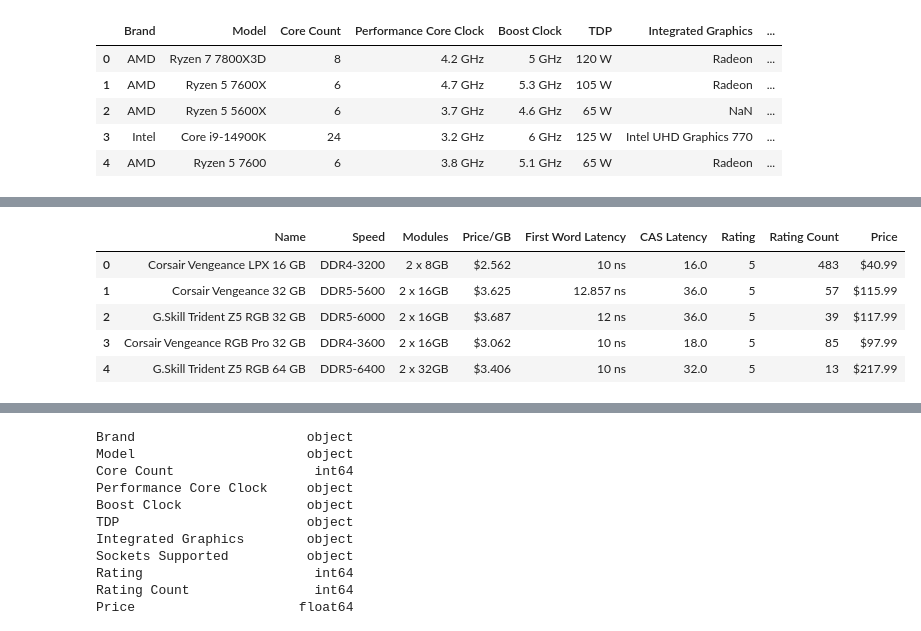
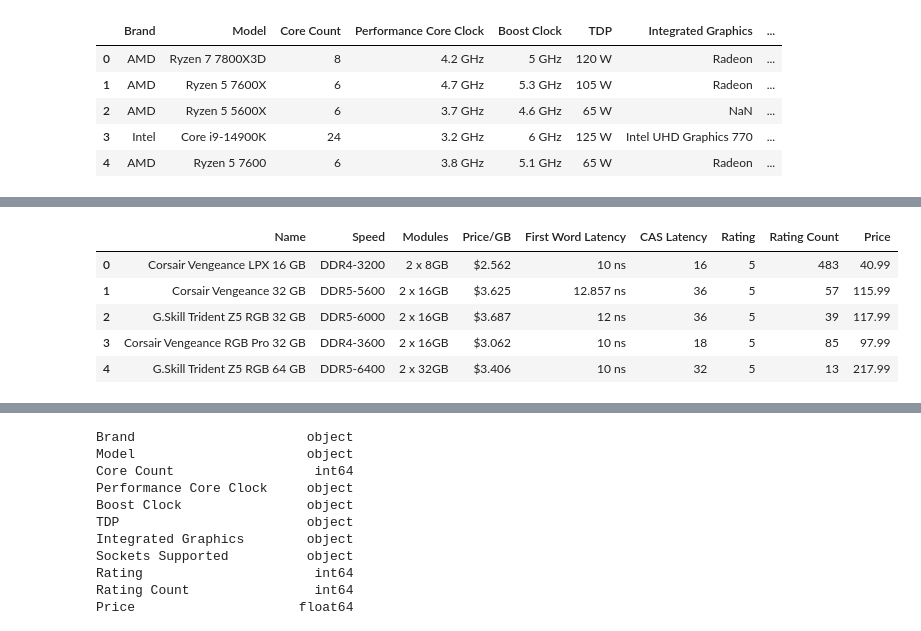
Before and after one commit to knoppds/CSCI_5502_Group_Project_01, a Jupyter notebook: GP_1_PCPartPicker_Data_Visualizations.ipynb, the cells around one changed output, grey strips where cells are left out. Cells and saved outputs as stored; diff of their text form; code cells hidden in the pictures.

```diff
--- a/GP_1_PCPartPicker_Data_Visualizations.ipynb
+++ b/GP_1_PCPartPicker_Data_Visualizations.ipynb
@@ -37,11 +37,11 @@ mb_df.head()
 # %%
-memory_df = pd.read_csv('Memory_Data.csv')
+memory_df = pd.read_csv('PC_Part_Picker_Datasets/Memory_Data.csv')
 memory_df.head()
 # %% [output]
 |  | Name | Speed | Modules | Price/GB | First Word Latency | CAS Latency | Rating | Rating Count | Price |
-| 0 | Corsair Vengeance LPX 16 GB | DDR4-3200 | 2 x 8GB | $2.562 | 10 ns | 16.0 | 5 | 483 | $40.99 |
-| 1 | Corsair Vengeance 32 GB | DDR5-5600 | 2 x 16GB | $3.625 | 12.857 ns | 36.0 | 5 | 57 | $115.99 |
-| 2 | G.Skill Trident Z5 RGB 32 GB | DDR5-6000 | 2 x 16GB | $3.687 | 12 ns | 36.0 | 5 | 39 | $117.99 |
-| 3 | Corsair Vengeance RGB Pro 32 GB | DDR4-3600 | 2 x 16GB | $3.062 | 10 ns | 18.0 | 5 | 85 | $97.99 |
-| 4 | G.Skill Trident Z5 RGB 64 GB | DDR5-6400 | 2 x 32GB | $3.406 | 10 ns | 32.0 | 5 | 13 | $217.99 |
+| 0 | Corsair Vengeance LPX 16 GB | DDR4-3200 | 2 x 8GB | $2.562 | 10 ns | 16 | 5 | 483 | 40.99 |
+| 1 | Corsair Vengeance 32 GB | DDR5-5600 | 2 x 16GB | $3.625 | 12.857 ns | 36 | 5 | 57 | 115.99 |
+| 2 | G.Skill Trident Z5 RGB 32 GB | DDR5-6000 | 2 x 16GB | $3.687 | 12 ns | 36 | 5 | 39 | 117.99 |
+| 3 | Corsair Vengeance RGB Pro 32 GB | DDR4-3600 | 2 x 16GB | $3.062 | 10 ns | 18 | 5 | 85 | 97.99 |
+| 4 | G.Skill Trident Z5 RGB 64 GB | DDR5-6400 | 2 x 32GB | $3.406 | 10 ns | 32 | 5 | 13 | 217.99 |
 # %%
```
Also changed, not shown: parts of 8 cells of this notebook, 1 other file.
